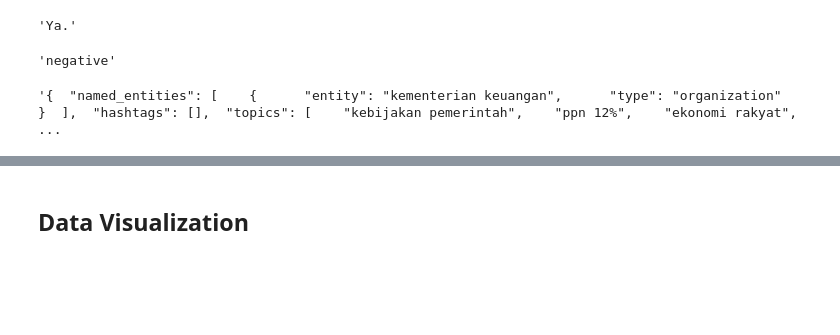
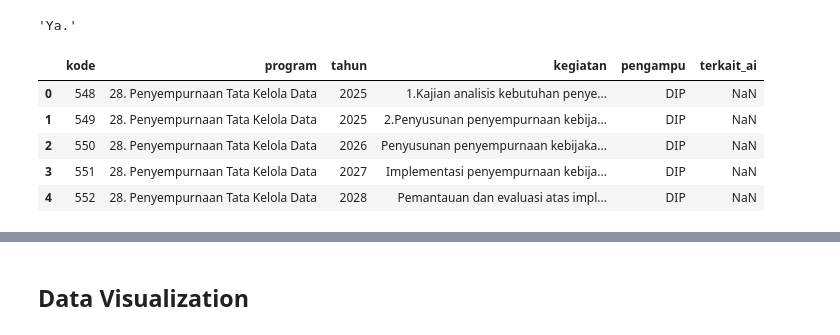
Before and after one commit to pratsup/gitlearn, a Jupyter notebook: AnalisisKegiatan.ipynb, the cells around one changed output, grey strips where cells are left out. Cells and saved outputs as stored; diff of their text form; code cells hidden in the pictures; blank space fills up the shorter version.

```diff
--- a/AnalisisKegiatan.ipynb
+++ b/AnalisisKegiatan.ipynb
@@ -109,13 +100,13 @@ classify_opinion(text)
 # %% [output]
 'Ya.'
-# %%
-analyze_sentiment(text)
-# %% [output]
-'negative'
-# %%
-extract_info(text).replace("\n", "")
-# %% [output]
-'{  "named_entities": [    {      "entity": "kementerian keuangan",      "type": "organization"    }  ],  "hashtags": [],  "topics": [    "kebijakan pemerintah",    "ppn 12%",    "ekonomi rakyat",     ...
 # %%
-data2 = dftext[:50]
+data2 = data[:50]
+data2.head()
+# %% [output]
+|  | kode | program | tahun | kegiatan | pengampu | terkait_ai |
+| 0 | 548 | 28. Penyempurnaan Tata Kelola Data | 2025 | 1.Kajian analisis kebutuhan penye... | DIP | NaN |
+| 1 | 549 | 28. Penyempurnaan Tata Kelola Data | 2025 | 2.Penyusunan penyempurnaan kebija... | DIP | NaN |
+| 2 | 550 | 28. Penyempurnaan Tata Kelola Data | 2026 | Penyusunan penyempurnaan kebijaka... | DIP | NaN |
+| 3 | 551 | 28. Penyempurnaan Tata Kelola Data | 2027 | Implementasi penyempurnaan kebija... | DIP | NaN |
+| 4 | 552 | 28. Penyempurnaan Tata Kelola Data | 2028 | Pemantauan dan evaluasi atas impl... | DIP | NaN |
 # %%
```
Also changed, not shown: parts of 18 cells of this notebook.
